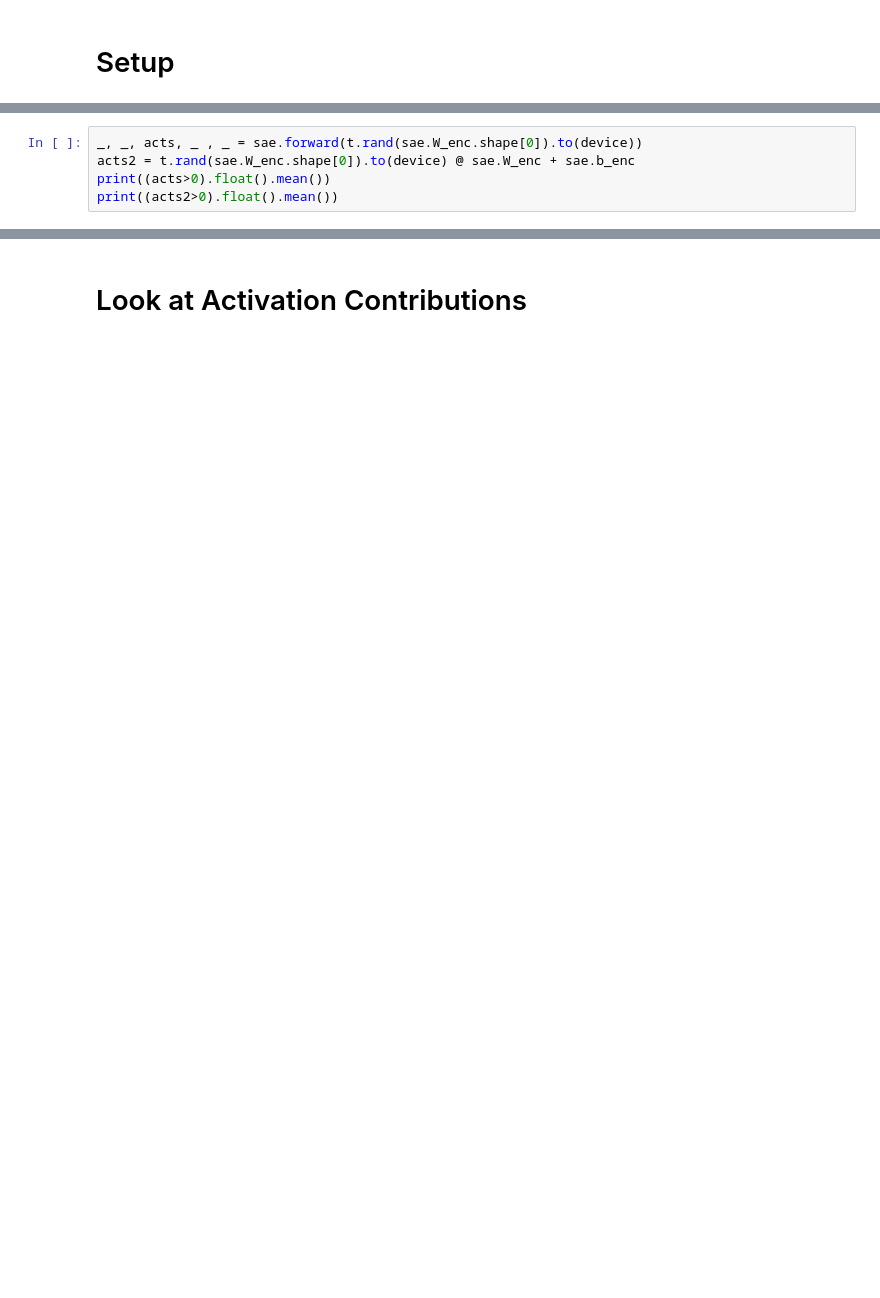
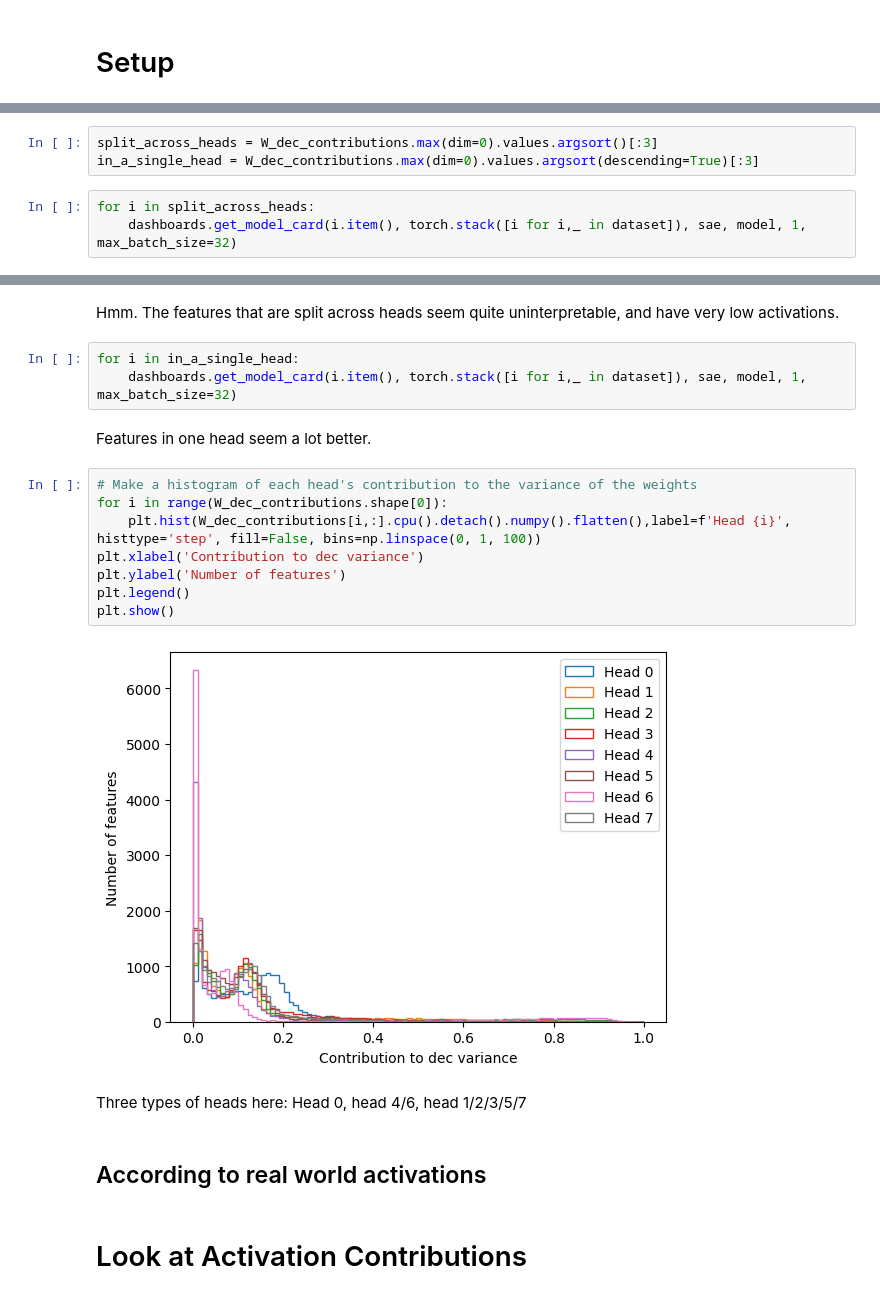
Before and after one commit to briannachrisman/MATS-2024, a Jupyter notebook: feature_distributions.ipynb, the cells around one changed output, grey strips where cells are left out. Saved outputs shown, nothing was run; the diff lists cells and outputs as text; blank space fills up the shorter version.

```diff
--- a/feature_distributions.ipynb
+++ b/feature_distributions.ipynb
@@ -120,5 +111,0 @@ Moving model to device:  cuda
-# %%
-_, _, acts, _ , _ = sae.forward(t.rand(sae.W_enc.shape[0]).to(device))
-acts2 = t.rand(sae.W_enc.shape[0]).to(device) @ sae.W_enc + sae.b_enc
-print((acts>0).float().mean())
-print((acts2>0).float().mean())
@@ -131,0 +114,6 @@ torch.Size([16384])
+# %%
+split_across_heads = W_dec_contributions.max(dim=0).values.argsort()[:3]
+in_a_single_head = W_dec_contributions.max(dim=0).values.argsort(descending=True)[:3]
+# %%
+for i in split_across_heads:
+    dashboards.get_model_card(i.item(), torch.stack([i for i,_ in dataset]), sae, model, 1, max_batch_size=32)
@@ -132,2 +124,23 @@ torch.Size([16384])
+# %% [markdown]
+Hmm. The features that are split across heads seem quite uninterpretable, and have very low activations.
+# %%
+for i in in_a_single_head:
+    dashboards.get_model_card(i.item(), torch.stack([i for i,_ in dataset]), sae, model, 1, max_batch_size=32)
+# %% [markdown]
+Features in one head seem a lot better.
+# %%
+# Make a histogram of each head's contribution to the variance of the weights
+for i in range(W_dec_contributions.shape[0]):
+    plt.hist(W_dec_contributions[i,:].cpu().detach().numpy().flatten(),label=f'Head {i}', histtype='step', fill=False, bins=np.linspace(0, 1, 100))
+plt.xlabel('Contribution to dec variance')
+plt.ylabel('Number of features')
+plt.legend()
+plt.show()
+# %% [output]
+[figure, added]
+# %% [markdown]
+Three types of heads here: Head 0, head 4/6, head 1/2/3/5/7
+# %% [markdown]
+## According to real world activations
 # %% [markdown]
 # Look at Activation Contributions
```
Also changed, not shown: parts of 53 cells of this notebook, 28 other files.
